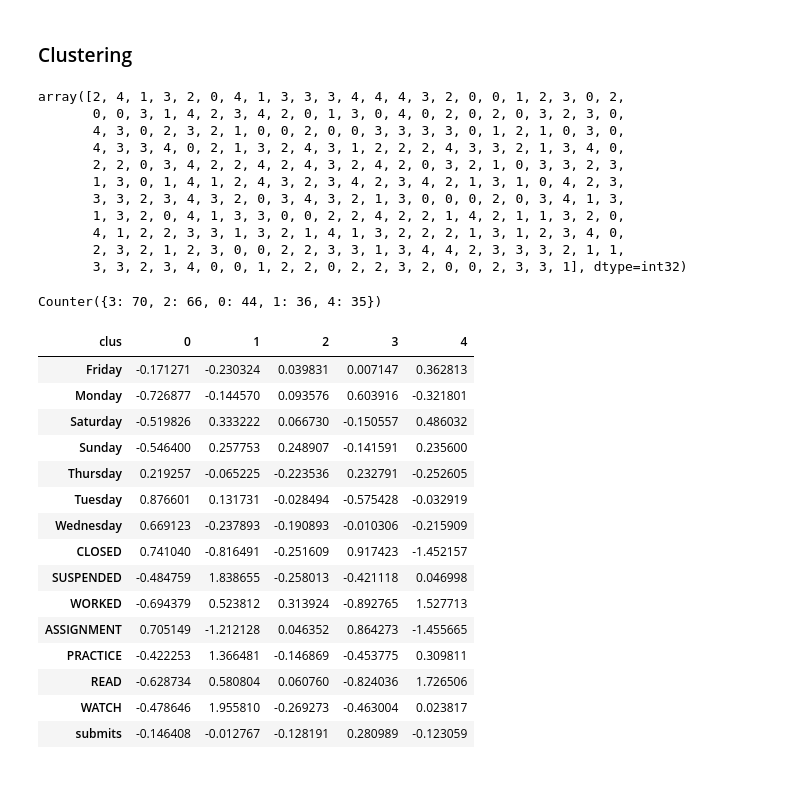
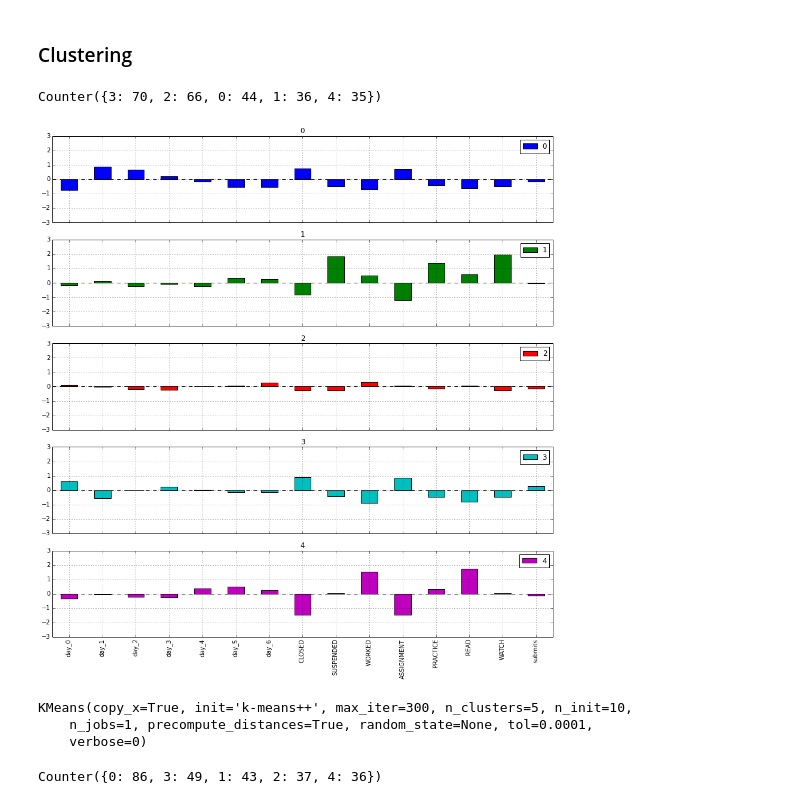
Before and after one commit to jasonost/info290final, a Jupyter notebook: JasonModels.ipynb, the cells around one changed output. Cells and saved outputs as stored; diff of their text form; code cells hidden in the pictures.

Commit message:
Adding charts to compare clusters

```diff
--- a/JasonModels.ipynb
+++ b/JasonModels.ipynb
@@ -130,10 +132,11 @@ day_of_week = {0: 'Monday',
                4: 'Friday',
                5: 'Saturday',
                6: 'Sunday'}
+alt_dow = {i: 'day_%d' % i for i in range(7)}
 
 # calculate time features
 total_time = events.groupby('userId').timeMinutes.sum()
-day_time = events.groupby(['userId',events.updatedAt.apply(lambda x: day_of_week[x.dayofweek])]).timeMinutes.sum().unstack()
+day_time = events.groupby(['userId',events.updatedAt.apply(lambda x: alt_dow[x.dayofweek])]).timeMinutes.sum().unstack()
 event_time = events.groupby(['userId','eventType']).timeMinutes.sum().unstack()
 activity_time = events.groupby(['userId',events.activityType.apply(lambda x: 'WATCH' if x == 'LISTEN' else x)]).timeMinutes.sum().unstack()
 
@@ -165,20 +168,7 @@ for feat in train_features.keys():
 # %% [markdown]
 ### Clustering
 # %%
-model = SpectralBiclustering(n_clusters=5, method='log', random_state=0)
+numclus = 5
+model = SpectralBiclustering(n_clusters=numclus, method='log', random_state=0)
 model.fit(train_features)
-# %%
-model.row_labels_
-# %% [output]
-array([2, 4, 1, 3, 2, 0, 4, 1, 3, 3, 3, 4, 4, 4, 3, 2, 0, 0, 1, 2, 3, 0, 2,
-       0, 0, 3, 1, 4, 2, 3, 4, 2, 0, 1, 3, 0, 4, 0, 2, 0, 2, 0, 3, 2, 3, 0,
-       4, 3, 0, 2, 3, 2, 1, 0, 0, 2, 0, 0, 3, 3, 3, 3, 0, 1, 2, 1, 0, 3, 0,
-       4, 3, 3, 4, 0, 2, 1, 3, 2, 4, 3, 1, 2, 2, 2, 4, 3, 3, 2, 1, 3, 4, 0,
-       2, 2, 0, 3, 4, 2, 2, 4, 2, 4, 3, 2, 4, 2, 0, 3, 2, 1, 0, 3, 3, 2, 3,
-       1, 3, 0, 1, 4, 1, 2, 4, 3, 2, 3, 4, 2, 3, 4, 2, 1, 3, 1, 0, 4, 2, 3,
-       3, 3, 2, 3, 4, 3, 2, 0, 3, 4, 3, 2, 1, 3, 0, 0, 0, 2, 0, 3, 4, 1, 3,
-       1, 3, 2, 0, 4, 1, 3, 3, 0, 0, 2, 2, 4, 2, 2, 1, 4, 2, 1, 1, 3, 2, 0,
-       4, 1, 2, 2, 3, 3, 1, 3, 2, 1, 4, 1, 3, 2, 2, 2, 1, 3, 1, 2, 3, 4, 0,
-       2, 3, 2, 1, 2, 3, 0, 0, 2, 2, 3, 3, 1, 3, 4, 4, 2, 3, 3, 3, 2, 1, 1,
-       3, 3, 2, 3, 4, 0, 0, 1, 2, 2, 0, 2, 2, 3, 2, 0, 0, 2, 3, 3, 1], dtype=int32)
 # %%
@@ -189,21 +178,18 @@ print c
 Counter({3: 70, 2: 66, 0: 44, 1: 36, 4: 35})
 # %%
 clus_df = pd.concat([train_features,pd.DataFrame({'clus': model.row_labels_}, index=train_features.index)],axis=1)
-clus_df.groupby('clus').mean().T
+a = clus_df.groupby('clus').mean().T.plot(figsize=(15,numclus*3), ylim=(-3,3), subplots=True, kind='bar')
 # %% [output]
-| clus | 0 | 1 | 2 | 3 | 4 |
-| Friday | -0.171271 | -0.230324 | 0.039831 | 0.007147 | 0.362813 |
-| Monday | -0.726877 | -0.144570 | 0.093576 | 0.603916 | -0.321801 |
-| Saturday | -0.519826 | 0.333222 | 0.066730 | -0.150557 | 0.486032 |
-| Sunday | -0.546400 | 0.257753 | 0.248907 | -0.141591 | 0.235600 |
-| Thursday | 0.219257 | -0.065225 | -0.223536 | 0.232791 | -0.252605 |
-| Tuesday | 0.876601 | 0.131731 | -0.028494 | -0.575428 | -0.032919 |
-| Wednesday | 0.669123 | -0.237893 | -0.190893 | -0.010306 | -0.215909 |
-| CLOSED | 0.741040 | -0.816491 | -0.251609 | 0.917423 | -1.452157 |
-| SUSPENDED | -0.484759 | 1.838655 | -0.258013 | -0.421118 | 0.046998 |
-| WORKED | -0.694379 | 0.523812 | 0.313924 | -0.892765 | 1.527713 |
-| ASSIGNMENT | 0.705149 | -1.212128 | 0.046352 | 0.864273 | -1.455665 |
-| PRACTICE | -0.422253 | 1.366481 | -0.146869 | -0.453775 | 0.309811 |
-| READ | -0.628734 | 0.580804 | 0.060760 | -0.824036 | 1.726506 |
-| WATCH | -0.478646 | 1.955810 | -0.269273 | -0.463004 | 0.023817 |
-| submits | -0.146408 | -0.012767 | -0.128191 | 0.280989 | -0.123059 |
+[figure, added]
+# %%
+kmeans = KMeans(init='k-means++', n_clusters=numclus, n_init=10)
+kmeans.fit(train_features)
+# %% [output]
+KMeans(copy_x=True, init='k-means++', max_iter=300, n_clusters=5, n_init=10,
+    n_jobs=1, precompute_distances=True, random_state=None, tol=0.0001,
+    verbose=0)
+# %%
+c = Counter(kmeans.labels_)
+print c
+# %% [output]
+Counter({0: 86, 3: 49, 1: 43, 2: 37, 4: 36})
```
Also changed, not shown: parts of 3 cells of this notebook.
